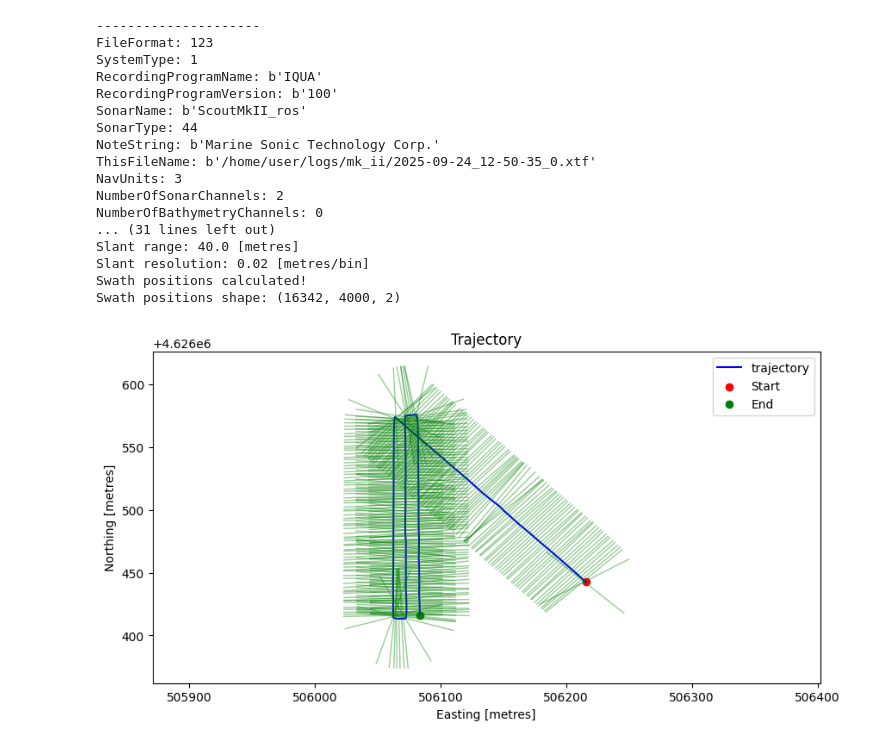
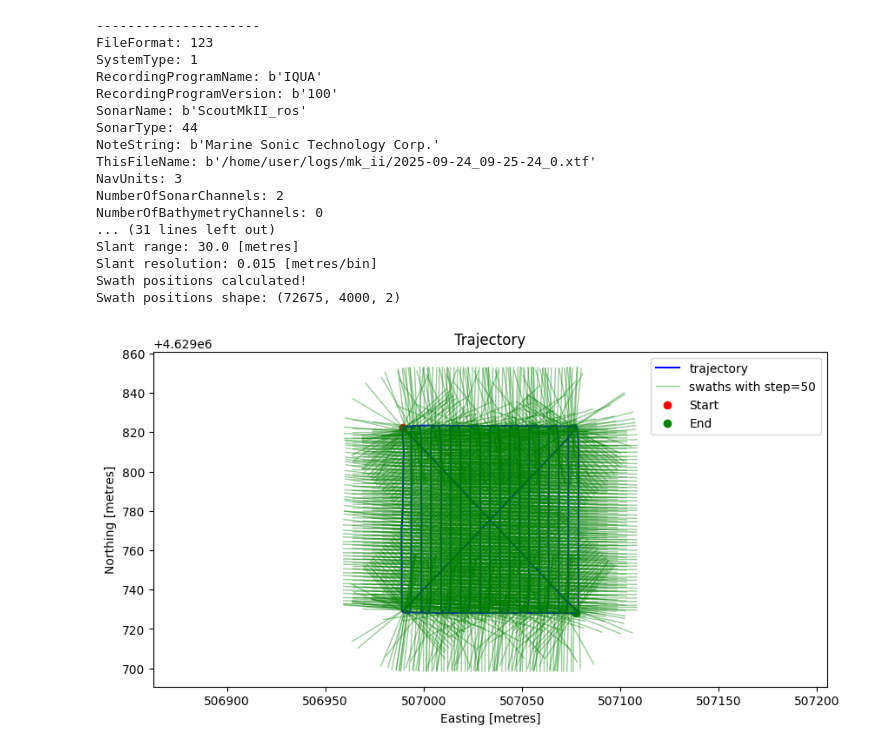
Before and after one commit to david-villanueva-02/HoP-SSS-Loop-Closure, a Jupyter notebook: transacts.ipynb, the cells around one changed output. Drawn from its saved outputs; the diff is of its cells as text; code cells hidden in the pictures.

```diff
--- a/transacts.ipynb
+++ b/transacts.ipynb
@@ -2,7 +2,7 @@
 import physdnet.xtf_utils as xtf_utils
 import matplotlib.pyplot as plt
 
-data_load = xtf_utils.load_xtf("/home/juan/Documents/IFROS/perception/HoP/HoP-SSS-Loop-Closure/data/2025-09-24_12-50-35_0.xtf")
+data_load = xtf_utils.load_xtf("/home/juan/Documents/IFROS/perception/HoP/HoP-SSS-Loop-Closure/data/2025-09-24_09-25-24_0.xtf")
 
 swaths, trajectory, altitude, roll, pitch, yaw = xtf_utils.calculate_swath_positions(data_load)
 
@@ -14,9 +14,7 @@ ax.plot(trajectory[:,0], trajectory[:,1], color="blue", label="trajectory")
 
 # Plot ping lines
 step = 50
-#theshold =
-#for i in range(4520, swaths.shape[0], step):
-for i in range(40, swaths.shape[0], step):
+for i in range(0, swaths.shape[0], step):
     start_point = swaths[i, 0, :]
     end_point = swaths[i, -1, :]
 
@@ -25,38 +23,38 @@ for i in range(40, swaths.shape[0], step):
 
     if i == 0:
         ax.plot(x_vals, y_vals, color='green', linestyle='-', alpha=0.4, linewidth=1, label=f"swaths with step={step}")
     else:
         ax.plot(x_vals, y_vals, color='green', linestyle='-', alpha=0.4, linewidth=1)
 
 ax.axis("equal")
 ax.set_title("Trajectory")
 ax.set_xlabel("Easting [metres]")
 ax.set_ylabel("Northing [metres]")
 ax.axis("equal")
 ax.scatter([trajectory[0,0]], [trajectory[0,1]], label="Start", c="red")
 ax.scatter([trajectory[-1,0]], [trajectory[-1,1]], label="End", c="green")
 ax.legend()
 
 plt.show()
 # %% [output]
 ---------------------
 FileFormat: 123
 SystemType: 1
 RecordingProgramName: b'IQUA'
 RecordingProgramVersion: b'100'
 SonarName: b'ScoutMkII_ros'
 SonarType: 44
 NoteString: b'Marine Sonic Technology Corp.'
-ThisFileName: b'/home/user/logs/mk_ii/2025-09-24_12-50-35_0.xtf'
+ThisFileName: b'/home/user/logs/mk_ii/2025-09-24_09-25-24_0.xtf'
 NavUnits: 3
 NumberOfSonarChannels: 2
 NumberOfBathymetryChannels: 0
 ... (31 lines left out)
-Slant range: 40.0 [metres]
-Slant resolution: 0.02 [metres/bin]
+Slant range: 30.0 [metres]
+Slant resolution: 0.015 [metres/bin]
 Swath positions calculated!
-Swath positions shape: (16342, 4000, 2)
+Swath positions shape: (72675, 4000, 2)
-[figure, old version]
+[figure, new version]
 # %%
 import numpy as np
 import matplotlib.pyplot as plt
```
Also changed, not shown: parts of 6 cells of this notebook.
